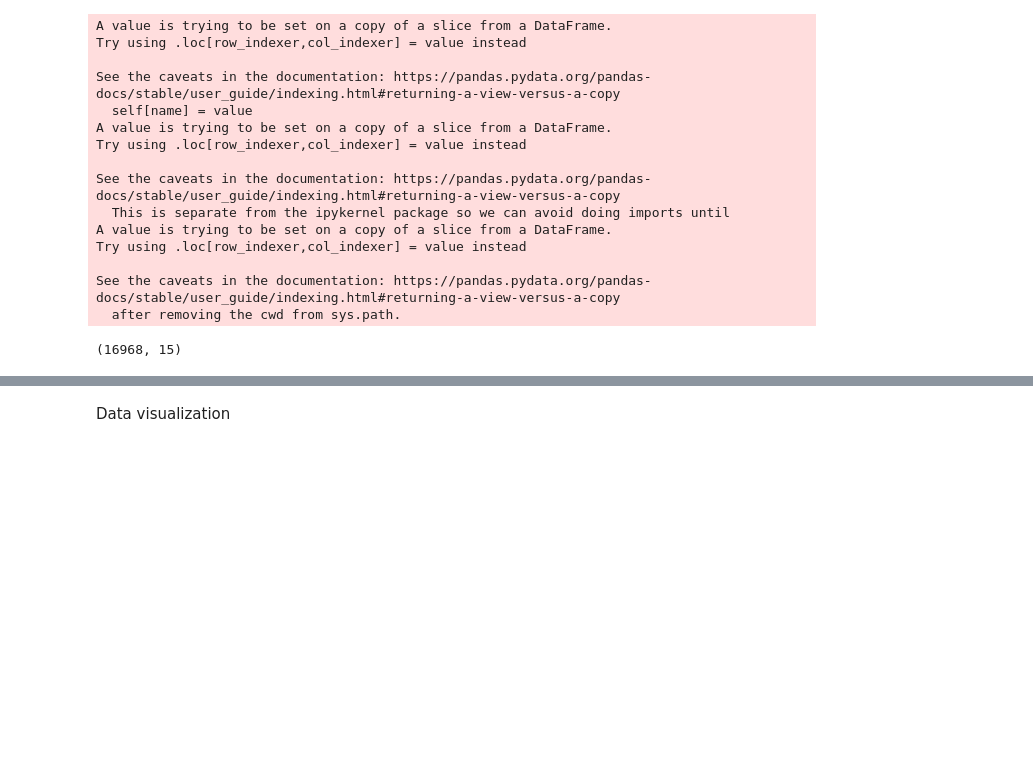
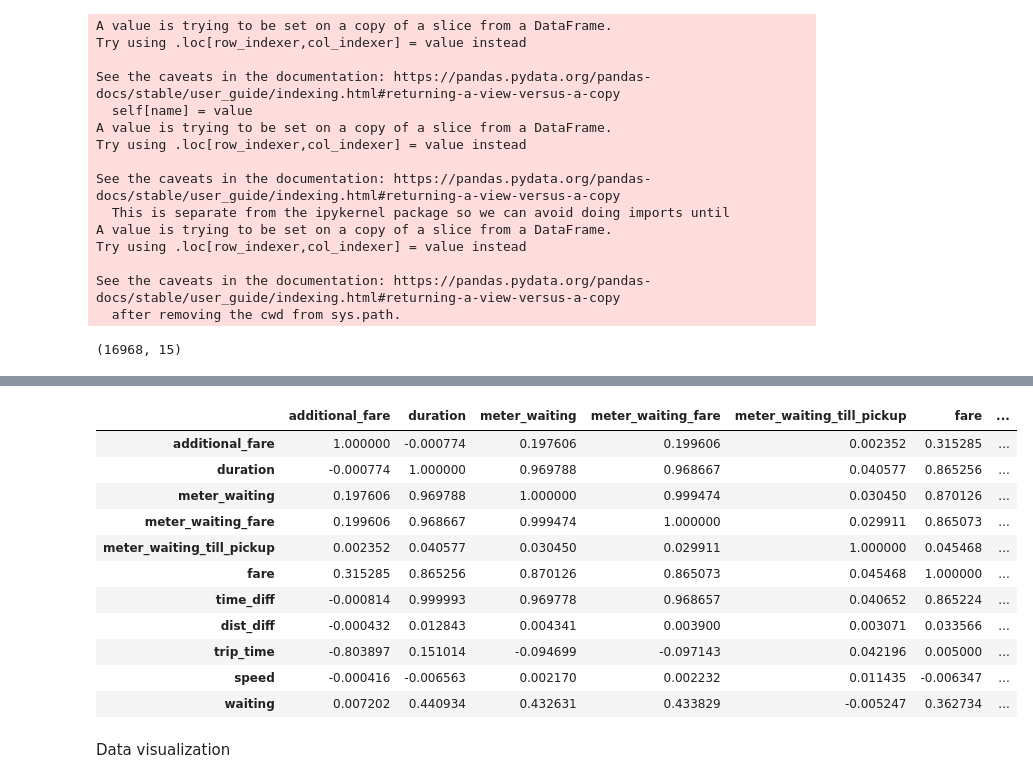
Before and after one commit to Sugirjan/Fare-Classification, a Jupyter notebook: ML_Assignment.ipynb, the cells around one changed output, grey strips where cells are left out. Saved outputs shown, nothing was run; the diff lists cells and outputs as text; code cells hidden in the pictures; blank space fills up the shorter version.

```diff
--- a/ML_Assignment.ipynb
+++ b/ML_Assignment.ipynb
@@ -149,3 +165,18 @@ memory usage: 1.3+ MB
+# %%
+data_manipulated.corr()
+# %% [output]
+|  | additional_fare | duration | meter_waiting | meter_waiting_fare | meter_waiting_till_pickup | fare | ... |
+| additional_fare | 1.000000 | -0.000774 | 0.197606 | 0.199606 | 0.002352 | 0.315285 | ... |
+| duration | -0.000774 | 1.000000 | 0.969788 | 0.968667 | 0.040577 | 0.865256 | ... |
+| meter_waiting | 0.197606 | 0.969788 | 1.000000 | 0.999474 | 0.030450 | 0.870126 | ... |
+| meter_waiting_fare | 0.199606 | 0.968667 | 0.999474 | 1.000000 | 0.029911 | 0.865073 | ... |
+| meter_waiting_till_pickup | 0.002352 | 0.040577 | 0.030450 | 0.029911 | 1.000000 | 0.045468 | ... |
+| fare | 0.315285 | 0.865256 | 0.870126 | 0.865073 | 0.045468 | 1.000000 | ... |
+| time_diff | -0.000814 | 0.999993 | 0.969778 | 0.968657 | 0.040652 | 0.865224 | ... |
+| dist_diff | -0.000432 | 0.012843 | 0.004341 | 0.003900 | 0.003071 | 0.033566 | ... |
+| trip_time | -0.803897 | 0.151014 | -0.094699 | -0.097143 | 0.042196 | 0.005000 | ... |
+| speed | -0.000416 | -0.006563 | 0.002170 | 0.002232 | 0.011435 | -0.006347 | ... |
+| waiting | 0.007202 | 0.440934 | 0.432631 | 0.433829 | -0.005247 | 0.362734 | ... |
 # %% [markdown]
 Data visualization
 # %%
```
Also changed, not shown: parts of 32 cells of this notebook.
